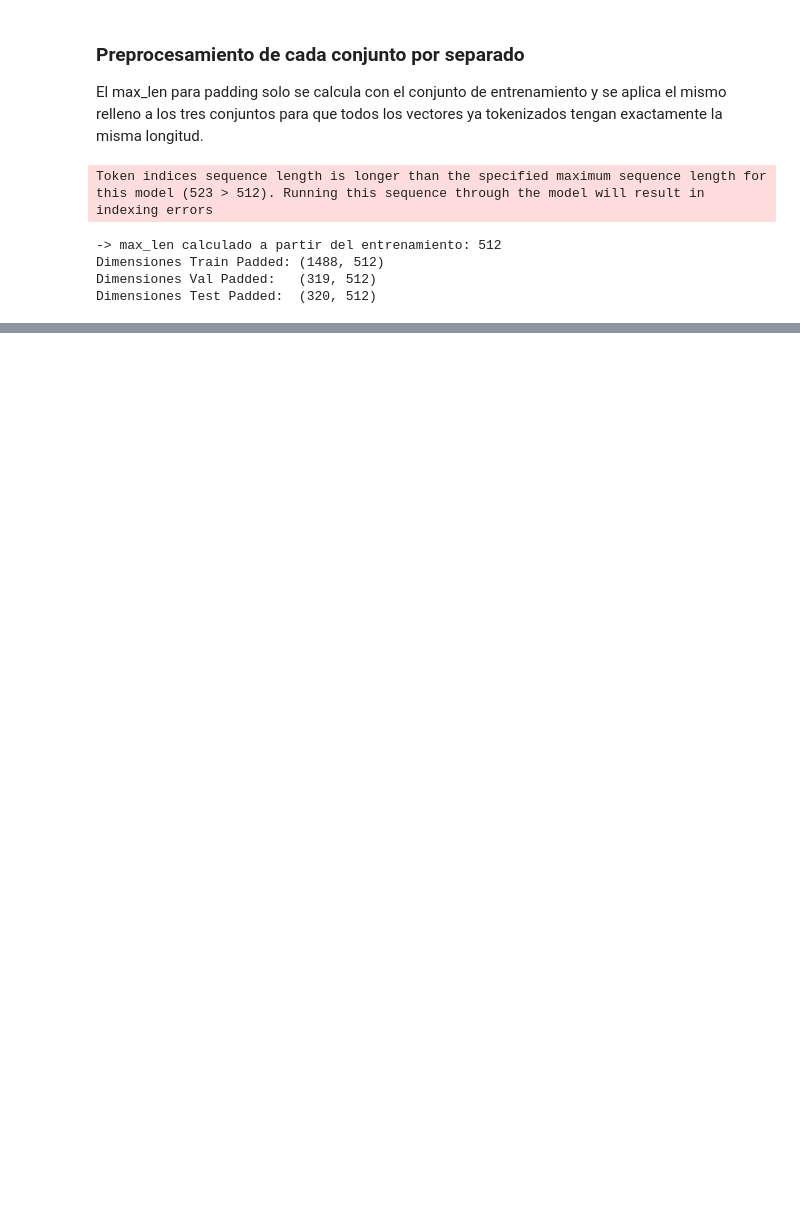
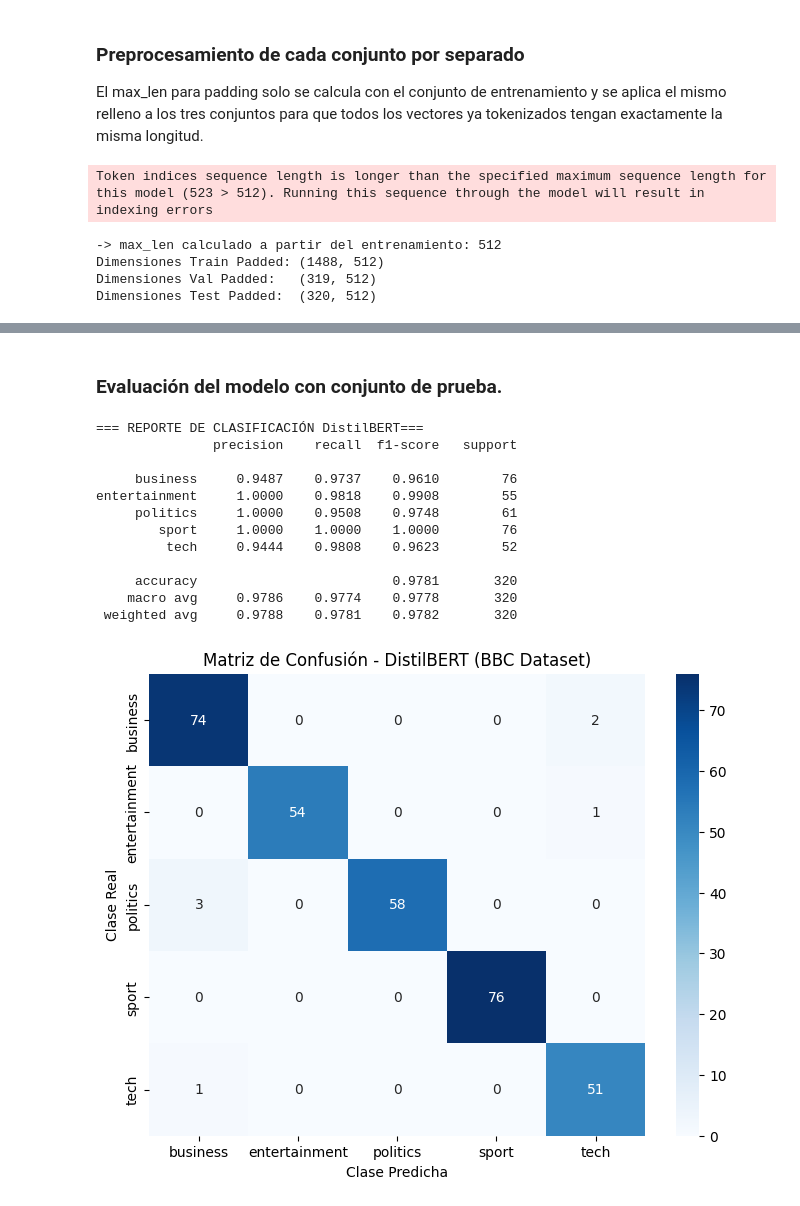
Before and after one commit to margomeza16/deep_leraning, a Jupyter notebook: miniproyecto3_transformers.ipynb, the cells around one changed output, grey strips where cells are left out. Cells and saved outputs as stored; diff of their text form; code cells hidden in the pictures; blank space fills up the shorter version.

```diff
--- a/miniproyecto3_transformers.ipynb
+++ b/miniproyecto3_transformers.ipynb
@@ -952,0 +692,58 @@ Aunque opera a nivel de optimización, la combinación de la capa lineal con la
+# %% [markdown]
+### Evaluación del modelo con conjunto de prueba.
+# %%
+# Se crea el test_loader
+test_dataset = TensorDataset(
+
+    torch.tensor(X_test_padded, dtype=torch.long),
+    torch.tensor(test_masks, dtype=torch.long),
+    torch.tensor(y_test_encoded, dtype=torch.long)
+ )
+test_loader = DataLoader(test_dataset, batch_size=16, shuffle=False)
+
+model.eval()
+all_preds_db = []
+all_targets_db = []
+
+with torch.no_grad():
+    for xb, mask_b, yb in test_loader:
+        xb, mask_b = xb.to(device), mask_b.to(device)
+
+        # Inferencia con DistilBERT pasando tokens y máscaras
+        outputs = model(input_ids=xb, attention_mask=mask_b)
+        logits = outputs.logits
+
+        # Extraer la clase con mayor probabilidad (argmax)
+        preds = torch.argmax(logits, dim=-1)
+
+        all_preds_db.extend(preds.cpu().numpy())
+        all_targets_db.extend(yb.numpy())
+
+# 1. Reporte detallado de métricas por categoría
+report_db = classification_report(all_targets_db, all_preds_db, target_names=le.classes_, digits=4)
+print("=== REPORTE DE CLASIFICACIÓN DistilBERT===")
+print(report_db)
+
+# 2. Matriz de Confusión para análisis visual de errores
+conf_matrix_db = confusion_matrix(all_targets_db, all_preds_db)
+plt.figure(figsize=(8, 6))
+sns.heatmap(conf_matrix_db, annot=True, fmt='d', cmap='Blues',
+            xticklabels=le.classes_, yticklabels=le.classes_)
+plt.xlabel('Clase Predicha')
+plt.ylabel('Clase Real')
+plt.title('Matriz de Confusión - DistilBERT (BBC Dataset)')
+plt.show()
+# %% [output]
+=== REPORTE DE CLASIFICACIÓN DistilBERT===
+               precision    recall  f1-score   support
+
+     business     0.9487    0.9737    0.9610        76
+entertainment     1.0000    0.9818    0.9908        55
+     politics     1.0000    0.9508    0.9748        61
+        sport     1.0000    1.0000    1.0000        76
+         tech     0.9444    0.9808    0.9623        52
+
+     accuracy                         0.9781       320
+    macro avg     0.9786    0.9774    0.9778       320
+ weighted avg     0.9788    0.9781    0.9782       320
+[figure, added]
```
Also changed, not shown: parts of 85 cells of this notebook.
